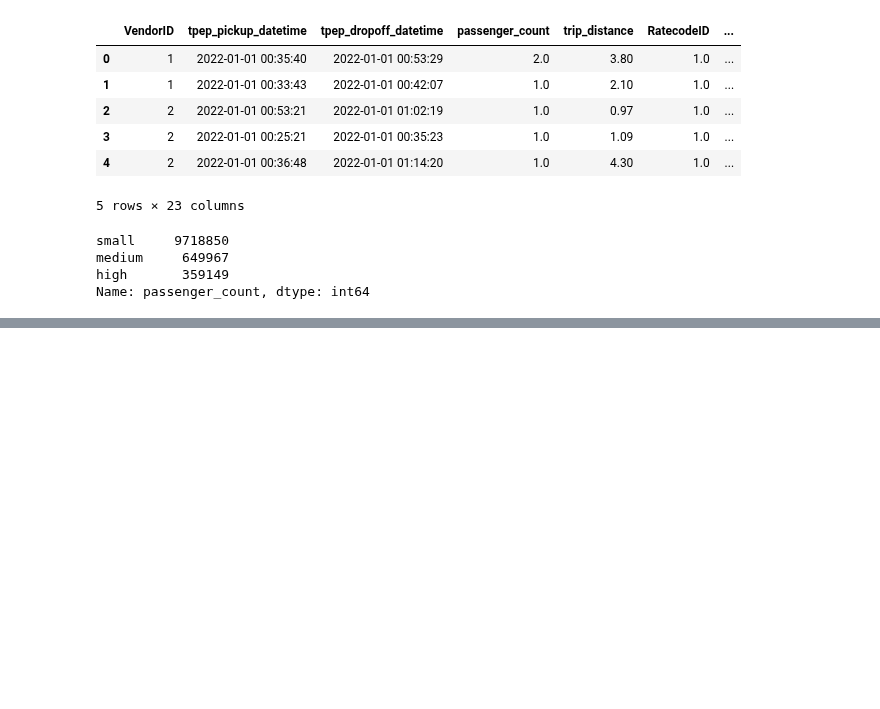
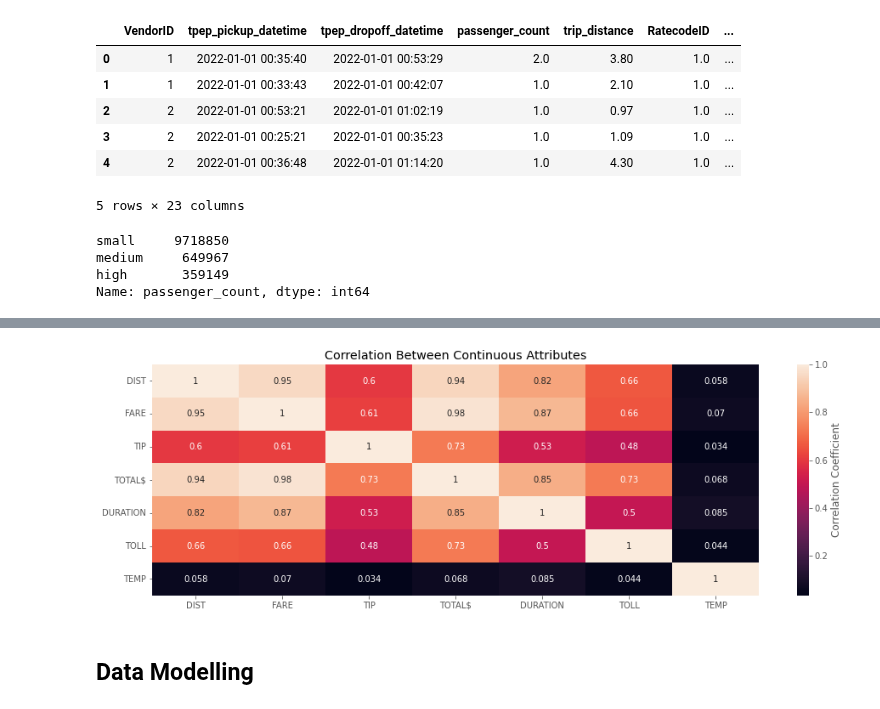
Before and after one commit to Deepti1206/NYC_Taxi_Analysis_ETL, a Jupyter notebook: NYC_Taxi_Analysis_Project.ipynb, the cells around one changed output, grey strips where cells are left out. Saved outputs shown, nothing was run; the diff lists cells and outputs as text; code cells hidden in the pictures; blank space fills up the shorter version.

```diff
--- a/NYC_Taxi_Analysis_Project.ipynb
+++ b/NYC_Taxi_Analysis_Project.ipynb
@@ -297,0 +465,13 @@ Name: passenger_count, dtype: int64
+# %%
+data = data.rename({'Borough':'PUborough'}, axis=1)
+# %%
+data = pd.DataFrame(pd.merge(data, zone_df[['LocationID', 'Borough']], left_on='DOLocationID', right_on='LocationID')).drop('LocationID', axis=1)
+# %%
+data = data.rename({'Borough':'DOborough'}, axis=1)
+# %%
+# Identify pick up and dropoff location thats from airport
+
+data.loc[data['PULocationID'] == 132, 'PUborough'] = 'JFK'
+data.loc[data['DOLocationID'] == 132, 'DOborough'] = 'JFK'
+data.loc[data['PULocationID'] == 138, 'PUborough'] = 'LaGuardia'
+data.loc[data['DOLocationID'] == 138, 'DOborough'] = 'LaGuardia'
@@ -297,0 +514,16 @@ Name: passenger_count, dtype: int64
+# %%
+col = ['trip_distance', 'fare_amount', 'tip_amount', 'total_amount', 'duration', 'tolls_amount', 'TAVG']
+label = ['DIST', 'FARE', 'TIP', 'TOTAL$', 'DURATION', 'TOLL', 'TEMP']
+
+# plot correlation plot
+fig, ax = plt.subplots(figsize=(16, 5))
+corr_matrix = data[col].corr()
+sns.heatmap(corr_matrix, annot=True, ax=ax, cbar_kws={'label': 'Correlation Coefficient'})
+ax.set_xticklabels(label)
+ax.set_yticklabels(label)
+ax.set_title("Correlation Between Continuous Attributes")
+plt.show()
+# %% [output]
+[figure, added]
+# %% [markdown]
+## Data Modelling
```
Also changed, not shown: parts of 64 cells of this notebook.
